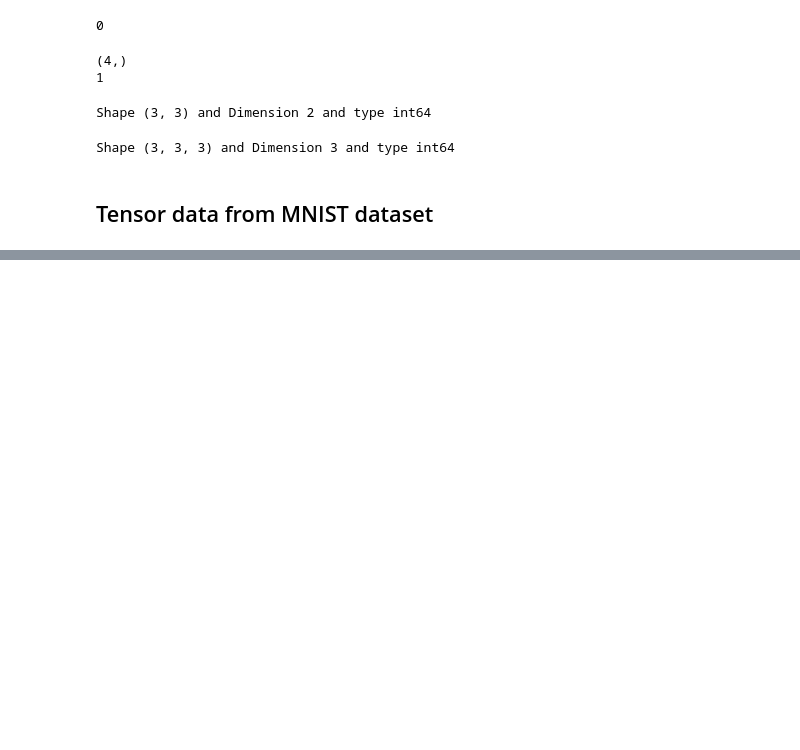
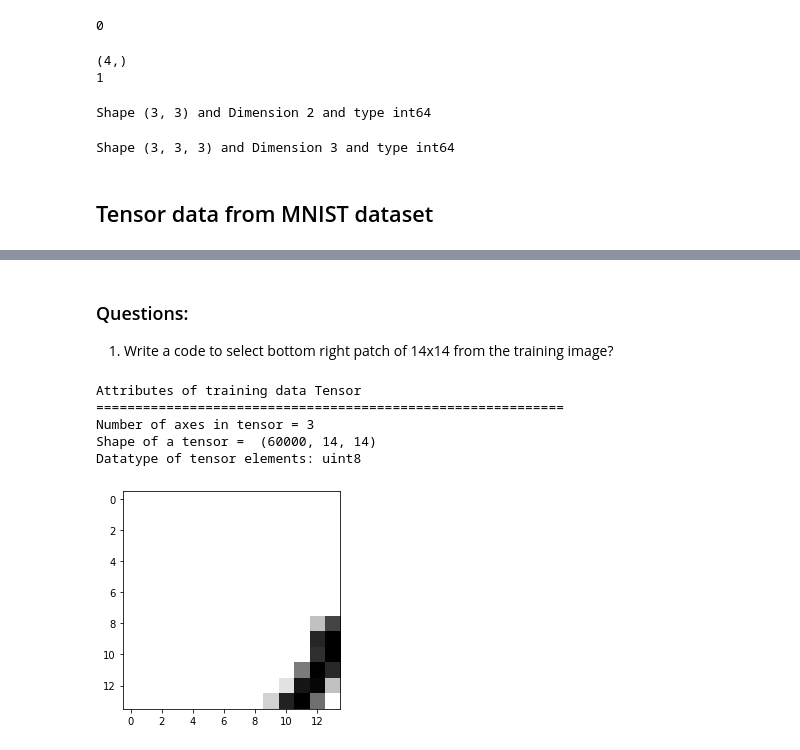
Before and after one commit to venkat-krish/basics_tensorflow, a Jupyter notebook: Tensor_Mathematics_Background.ipynb, the cells around one changed output, grey strips where cells are left out. Saved outputs shown, nothing was run; the diff lists cells and outputs as text; code cells hidden in the pictures; blank space fills up the shorter version.

```diff
--- a/Tensor_Mathematics_Background.ipynb
+++ b/Tensor_Mathematics_Background.ipynb
@@ -43,0 +168,20 @@ Shape (3, 3, 3) and Dimension 3 and type int64
+# %% [markdown]
+### Questions:
+1. Write a code to select bottom right patch of 14x14 from the training image?
+# %%
+x_train_br_slice = x_train[:, :14, :14]
+
+print("Attributes of training data Tensor")
+print("=="*30)
+print("Number of axes in tensor = %d"% x_train_br_slice.ndim)
+print("Shape of a tensor = ", x_train_br_slice.shape)
+print("Datatype of tensor elements: %s"% x_train_br_slice.dtype)
+
+display_image(x_train_br_slice[9])
+# %% [output]
+Attributes of training data Tensor
+============================================================
+Number of axes in tensor = 3
+Shape of a tensor =  (60000, 14, 14)
+Datatype of tensor elements: uint8
+[figure, added]
```
Also changed, not shown: parts of 13 cells of this notebook.
